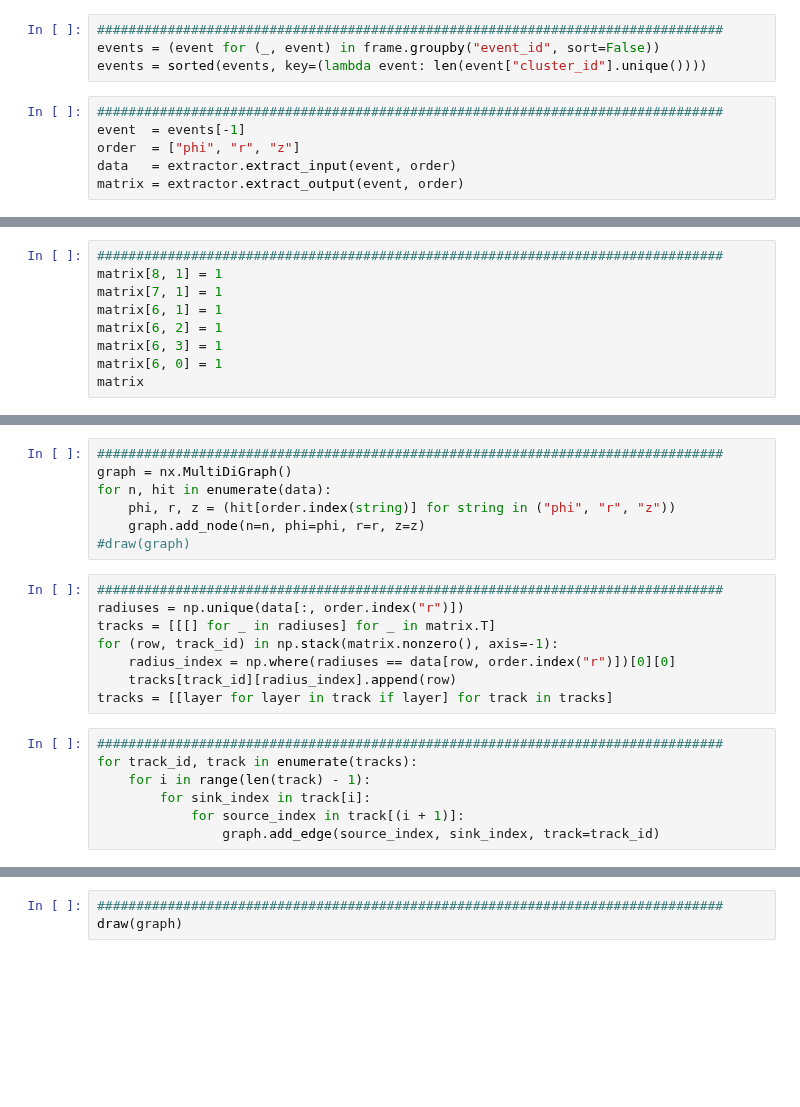
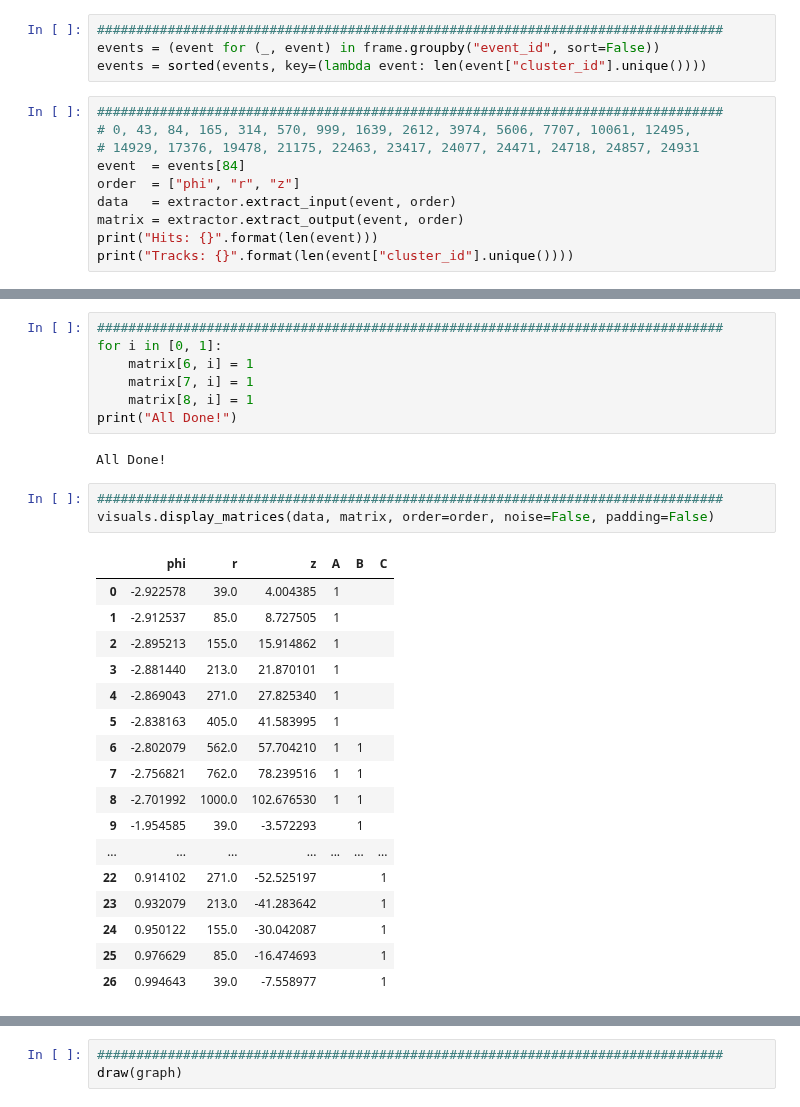
Before and after one commit to DZurawski/Fermi-Internship-2017, a Jupyter notebook: Track/graph_scratch.ipynb, the cells around one changed output, grey strips where cells are left out. Cells and saved outputs as stored; diff of their text form; blank space fills up the shorter version.

```diff
--- a/Track/graph_scratch.ipynb
+++ b/Track/graph_scratch.ipynb
@@ -21,7 +42,11 @@ events = (event for (_, event) in frame.groupby("event_id", sort=False))
 events = sorted(events, key=(lambda event: len(event["cluster_id"].unique())))
 # %%
 ################################################################################
-event  = events[-1]
+# 0, 43, 84, 165, 314, 570, 999, 1639, 2612, 3974, 5606, 7707, 10061, 12495,
+# 14929, 17376, 19478, 21175, 22463, 23417, 24077, 24471, 24718, 24857, 24931
+event  = events[84]
 order  = ["phi", "r", "z"]
 data   = extractor.extract_input(event, order)
 matrix = extractor.extract_output(event, order)
+print("Hits: {}".format(len(event)))
+print("Tracks: {}".format(len(event["cluster_id"].unique())))
@@ -28,9 +55,0 @@ matrix = extractor.extract_output(event, order)
-# %%
-################################################################################
-matrix[8, 1] = 1
-matrix[7, 1] = 1
-matrix[6, 1] = 1
-matrix[6, 2] = 1
-matrix[6, 3] = 1
-matrix[6, 0] = 1
-matrix
@@ -97,22 +56,30 @@ def draw(graph) -> None:
-# %%
-################################################################################
-graph = nx.MultiDiGraph()
-for n, hit in enumerate(data):
-    phi, r, z = (hit[order.index(string)] for string in ("phi", "r", "z"))
-    graph.add_node(n=n, phi=phi, r=r, z=z)
-#draw(graph)
-# %%
-################################################################################
-radiuses = np.unique(data[:, order.index("r")])
-tracks = [[[] for _ in radiuses] for _ in matrix.T]
-for (row, track_id) in np.stack(matrix.nonzero(), axis=-1):
-    radius_index = np.where(radiuses == data[row, order.index("r")])[0][0]
-    tracks[track_id][radius_index].append(row)
-tracks = [[layer for layer in track if layer] for track in tracks]
-# %%
-################################################################################
-for track_id, track in enumerate(tracks):
-    for i in range(len(track) - 1):
-        for sink_index in track[i]:
-            for source_index in track[(i + 1)]:
-                graph.add_edge(source_index, sink_index, track=track_id)
+# %%
+################################################################################
+for i in [0, 1]:
+    matrix[6, i] = 1
+    matrix[7, i] = 1
+    matrix[8, i] = 1
+print("All Done!")
+# %% [output]
+All Done!
+# %%
+################################################################################
+visuals.display_matrices(data, matrix, order=order, noise=False, padding=False)
+# %% [output]
+|  | phi | r | z | A | B | C |
+| 0 | -2.922578 | 39.0 | 4.004385 | 1 |  |  |
+| 1 | -2.912537 | 85.0 | 8.727505 | 1 |  |  |
+| 2 | -2.895213 | 155.0 | 15.914862 | 1 |  |  |
+| 3 | -2.881440 | 213.0 | 21.870101 | 1 |  |  |
+| 4 | -2.869043 | 271.0 | 27.825340 | 1 |  |  |
+| 5 | -2.838163 | 405.0 | 41.583995 | 1 |  |  |
+| 6 | -2.802079 | 562.0 | 57.704210 | 1 | 1 |  |
+| 7 | -2.756821 | 762.0 | 78.239516 | 1 | 1 |  |
+| 8 | -2.701992 | 1000.0 | 102.676530 | 1 | 1 |  |
+| 9 | -1.954585 | 39.0 | -3.572293 |  | 1 |  |
+| ... | ... | ... | ... | ... | ... | ... |
+| 22 | 0.914102 | 271.0 | -52.525197 |  |  | 1 |
+| 23 | 0.932079 | 213.0 | -41.283642 |  |  | 1 |
+| 24 | 0.950122 | 155.0 | -30.042087 |  |  | 1 |
+| 25 | 0.976629 | 85.0 | -16.474693 |  |  | 1 |
+| 26 | 0.994643 | 39.0 | -7.558977 |  |  | 1 |
```
Also changed, not shown: parts of 7 cells of this notebook, 5 other files.
